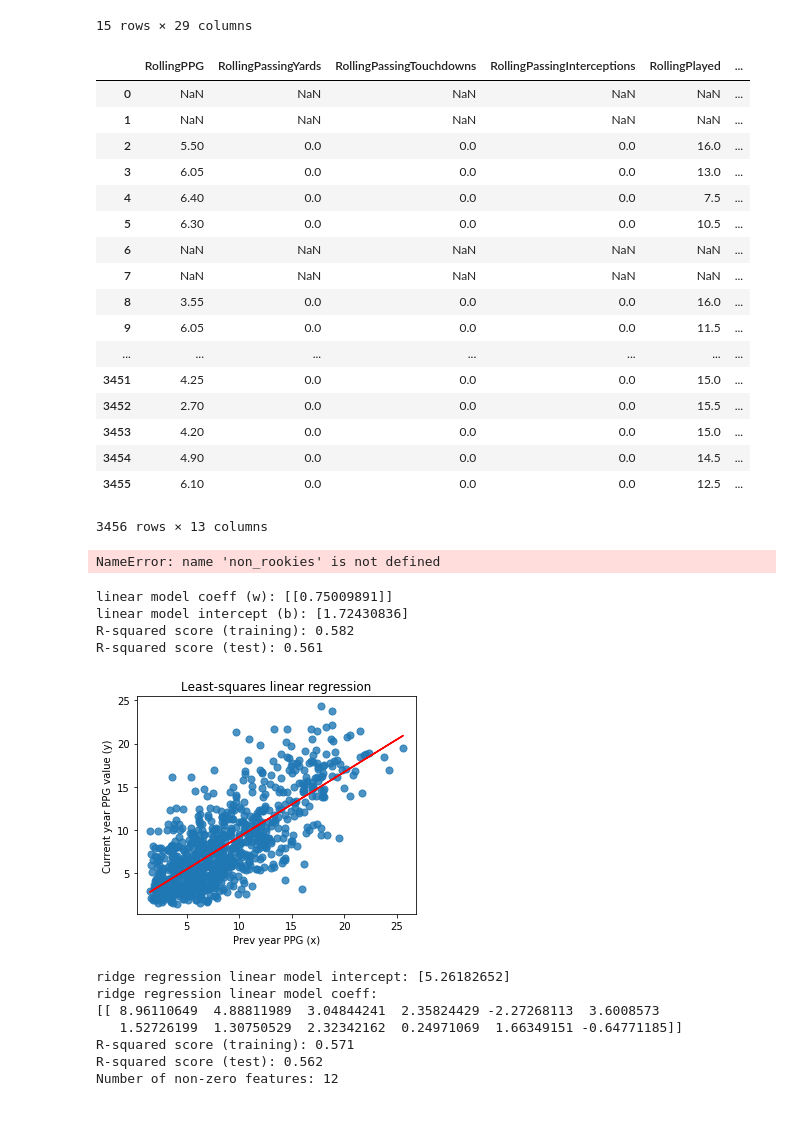
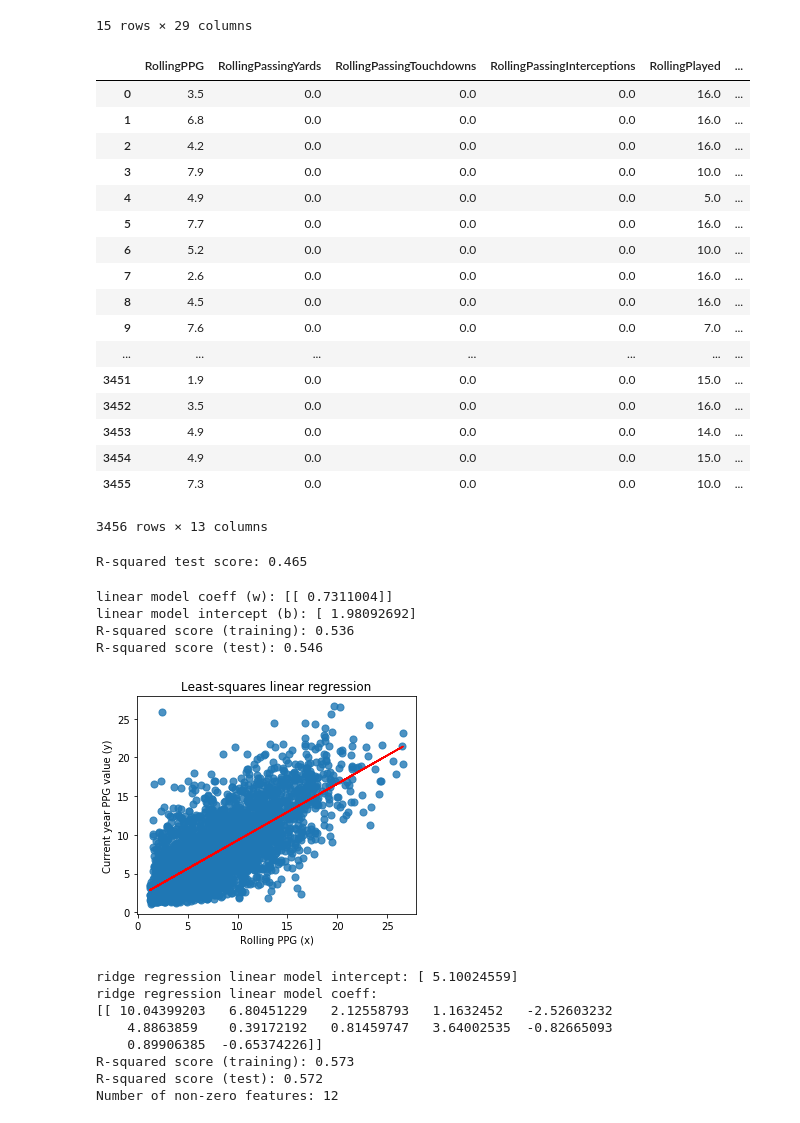
Before and after one commit to alexottenwess/fantasy_2018, a Jupyter notebook: ppg_predictor.ipynb, the cells around one changed output. Saved outputs shown, nothing was run; the diff lists cells and outputs as text; code cells hidden in the pictures.

Commit message:
successfully running all types of linear regression

```diff
--- a/ppg_predictor.ipynb
+++ b/ppg_predictor.ipynb
@@ -49,42 +49,42 @@ all_players.head(15)
 15 rows × 29 columns
 # %%
 all_players = all_players.set_index('Name')
-all_players[rolling_columns] = all_players.groupby('Name')[prev_year_columns].rolling(2).mean().reset_index(0, drop=True)
+all_players[rolling_columns] = all_players.groupby('Name')[prev_year_columns].rolling(1).mean().reset_index(0, drop=True)
 all_players.reset_index(inplace=True)
-all_players[feature_columns + ['Name']]
+all_players[['Name'] + feature_columns]
 # %% [output]
 |  | RollingPPG | RollingPassingYards | RollingPassingTouchdowns | RollingPassingInterceptions | RollingPlayed | ... |
-| 0 | NaN | NaN | NaN | NaN | NaN | ... |
-| 1 | NaN | NaN | NaN | NaN | NaN | ... |
-| 2 | 5.50 | 0.0 | 0.0 | 0.0 | 16.0 | ... |
-| 3 | 6.05 | 0.0 | 0.0 | 0.0 | 13.0 | ... |
-| 4 | 6.40 | 0.0 | 0.0 | 0.0 | 7.5 | ... |
-| 5 | 6.30 | 0.0 | 0.0 | 0.0 | 10.5 | ... |
-| 6 | NaN | NaN | NaN | NaN | NaN | ... |
-| 7 | NaN | NaN | NaN | NaN | NaN | ... |
-| 8 | 3.55 | 0.0 | 0.0 | 0.0 | 16.0 | ... |
-| 9 | 6.05 | 0.0 | 0.0 | 0.0 | 11.5 | ... |
+| 0 | 3.5 | 0.0 | 0.0 | 0.0 | 16.0 | ... |
+| 1 | 6.8 | 0.0 | 0.0 | 0.0 | 16.0 | ... |
+| 2 | 4.2 | 0.0 | 0.0 | 0.0 | 16.0 | ... |
+| 3 | 7.9 | 0.0 | 0.0 | 0.0 | 10.0 | ... |
+| 4 | 4.9 | 0.0 | 0.0 | 0.0 | 5.0 | ... |
+| 5 | 7.7 | 0.0 | 0.0 | 0.0 | 16.0 | ... |
+| 6 | 5.2 | 0.0 | 0.0 | 0.0 | 10.0 | ... |
+| 7 | 2.6 | 0.0 | 0.0 | 0.0 | 16.0 | ... |
+| 8 | 4.5 | 0.0 | 0.0 | 0.0 | 16.0 | ... |
+| 9 | 7.6 | 0.0 | 0.0 | 0.0 | 7.0 | ... |
 | ... | ... | ... | ... | ... | ... | ... |
-| 3451 | 4.25 | 0.0 | 0.0 | 0.0 | 15.0 | ... |
-| 3452 | 2.70 | 0.0 | 0.0 | 0.0 | 15.5 | ... |
-| 3453 | 4.20 | 0.0 | 0.0 | 0.0 | 15.0 | ... |
-| 3454 | 4.90 | 0.0 | 0.0 | 0.0 | 14.5 | ... |
-| 3455 | 6.10 | 0.0 | 0.0 | 0.0 | 12.5 | ... |
+| 3451 | 1.9 | 0.0 | 0.0 | 0.0 | 15.0 | ... |
+| 3452 | 3.5 | 0.0 | 0.0 | 0.0 | 16.0 | ... |
+| 3453 | 4.9 | 0.0 | 0.0 | 0.0 | 14.0 | ... |
+| 3454 | 4.9 | 0.0 | 0.0 | 0.0 | 15.0 | ... |
+| 3455 | 7.3 | 0.0 | 0.0 | 0.0 | 10.0 | ... |
 3456 rows × 13 columns
 # %%
 ## KNN Regression
 from sklearn.neighbors import KNeighborsRegressor
 from sklearn.model_selection import train_test_split
 
-X = non_rookies['PrevPPG'].values.reshape(-1,1)
-y = non_rookies['FantasyPointsPerGame'].values.reshape(-1,1)
+X = all_players['RollingPPG'].values.reshape(-1,1)
+y = all_players['FantasyPointsPerGame'].values.reshape(-1,1)
 
 X_train, X_test, y_train, y_test = train_test_split(X, y, random_state = 0)
 knnreg = KNeighborsRegressor(n_neighbors = 6).fit(X_train, y_train)
 print('R-squared test score: {:.3f}'
      .format(knnreg.score(X_test, y_test)))
 # %% [output]
-NameError: name 'non_rookies' is not defined
+R-squared test score: 0.465
 # %%
 ## Linear Regression
 from sklearn.linear_model import LinearRegression
@@ -100,20 +100,20 @@ print('R-squared score (training): {:.3f}'
 print('R-squared score (test): {:.3f}'
      .format(linreg.score(X_test, y_test)))
 # %% [output]
-linear model coeff (w): [[0.75009891]]
-linear model intercept (b): [1.72430836]
-R-squared score (training): 0.582
-R-squared score (test): 0.561
+linear model coeff (w): [[ 0.7311004]]
+linear model intercept (b): [ 1.98092692]
+R-squared score (training): 0.536
+R-squared score (test): 0.546
 # %%
 plt.figure(figsize=(5,4))
 plt.scatter(X, y, marker= 'o', s=50, alpha=0.8)
 plt.plot(X, linreg.coef_ * X + linreg.intercept_, 'r-')
 plt.title('Least-squares linear regression')
-plt.xlabel('Prev year PPG (x)')
+plt.xlabel('Rolling PPG (x)')
 plt.ylabel('Current year PPG value (y)')
 plt.show()
 # %% [output]
-[figure, old version]
+[figure, new version]
 # %%
 ## Ridge regression
 from sklearn.preprocessing import MinMaxScaler
@@ -127,7 +127,7 @@ X_train, X_test, y_train, y_test = train_test_split(X, y, random_state = 0)
 X_train_scaled = scaler.fit_transform(X_train)
 X_test_scaled = scaler.transform(X_test)
 
-linridge = Ridge(alpha=10).fit(X_train_scaled, y_train)
+linridge = Ridge(alpha=1).fit(X_train_scaled, y_train)
 
 print('ridge regression linear model intercept: {}'
      .format(linridge.intercept_))
@@ -140,12 +140,13 @@ print('R-squared score (test): {:.3f}'
 print('Number of non-zero features: {}'
      .format(np.sum(linridge.coef_ != 0)))
 # %% [output]
-ridge regression linear model intercept: [5.26182652]
+ridge regression linear model intercept: [ 5.10024559]
 ridge regression linear model coeff:
-[[ 8.96110649  4.88811989  3.04844241  2.35824429 -2.27268113  3.6008573
-   1.52726199  1.30750529  2.32342162  0.24971069  1.66349151 -0.64771185]]
-R-squared score (training): 0.571
-R-squared score (test): 0.562
+[[ 10.04399203   6.80451229   2.12558793   1.1632452   -2.52603232
+    4.8863859    0.39172192   0.81459747   3.64002535  -0.82665093
+    0.89906385  -0.65374226]]
+R-squared score (training): 0.573
+R-squared score (test): 0.572
 Number of non-zero features: 12
 # %%
 from sklearn.preprocessing import MinMaxScaler
```
Also changed, not shown: parts of 3 cells of this notebook.
